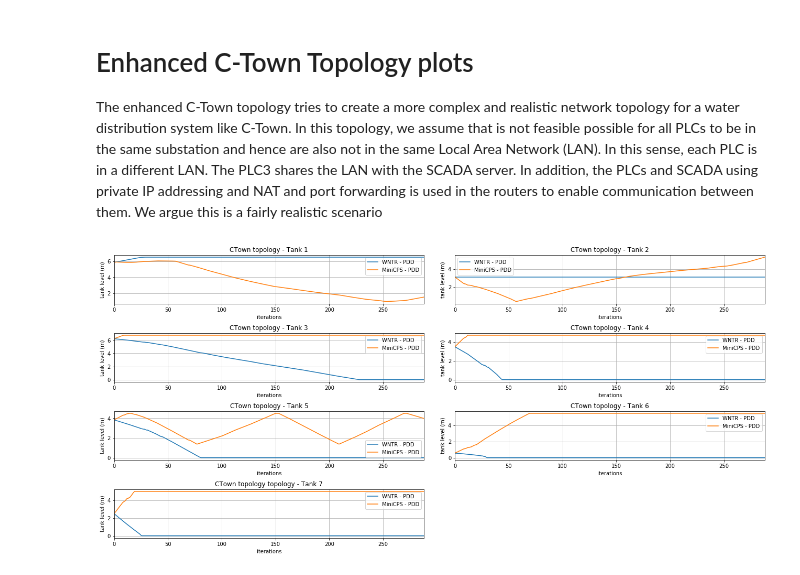
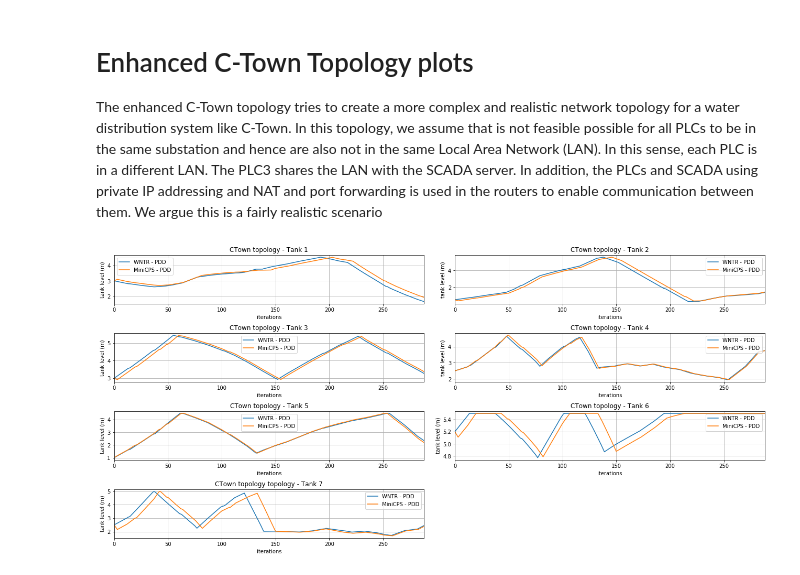
Before and after one commit to Critical-Infrastructure-Systems-Lab/DHALSIM, a Jupyter notebook: ICS_topologies/enhanced_ctown_topology/plot_enhanced_ctown.ipynb, the cells around one changed output. Cells and saved outputs as stored; diff of their text form; code cells hidden in the pictures.

```diff
--- a/ICS_topologies/enhanced_ctown_topology/plot_enhanced_ctown.ipynb
+++ b/ICS_topologies/enhanced_ctown_topology/plot_enhanced_ctown.ipynb
@@ -12,12 +12,12 @@ import time
 import pandas as pd
 # %%
 #no_minicps_ctown = pd.read_csv('../ctown_topology/output/no_attack/physical_process.csv')
-#no_minicps_ctown = pd.read_csv('no_attack/output/physical_process.csv')
+no_minicps_ctown = pd.read_csv('no_attack/output_working_old/physical_process.csv')
 #no_minicps_ctown = pd.read_csv('../../Demand_patterns/test_ctown_week_1_wntr.csv')
-no_minicps_ctown = pd.read_csv('no_attack_custom_pattern_tank_levels_delay_losses/output/physical_process.csv')
+#no_minicps_ctown = pd.read_csv('no_attack_custom_pattern_tank_levels_delay_losses/output/physical_process.csv')
 
-#minicps_ctown = pd.read_csv('desktop_test/output/physical_process.csv')
-minicps_ctown = pd.read_csv('no_attack_custom_pattern_tank_levels/output/physical_process.csv')
+minicps_ctown = pd.read_csv('desktop_test/output/physical_process.csv')
+#minicps_ctown = pd.read_csv('no_attack_custom_pattern_tank_levels/output/physical_process.csv')
 minicps_ctown_plc1_attack = pd.read_csv('plc1_attack/output/physical_process.csv')
 minicps_ctown_mitm_plc5_attack = pd.read_csv('mitm_plc5_attack/output/physical_process.csv')
 
@@ -82,31 +82,31 @@ plt.title("CTown topology - Tank 5")
 plt.xlabel('iterations')
 plt.ylabel('tank level (m)')
 plt.legend()
 plt.subplots_adjust(top=2.00, right=3.00, hspace = subplot_hspace, wspace=subplot_wspace)
 plt.grid(True)
 
 dd = plt.subplot(4,2,6)
 no_minicps_ctown["T6_LEVEL"].plot(label='WNTR - PDD', ax=dd)
 minicps_ctown["T6_LEVEL"].plot(label='MiniCPS - PDD', ax=dd)
 #minicps_ctown_plc1_attack["T6_LEVEL"].plot(label='MiniCPS - PLC1 Attack', ax=dd)
 #minicps_ctown_mitm_plc5_attack["T6_LEVEL"].plot(label='MiniCPS - Mitm PLC5 Attack', ax=dd)
 plt.title("CTown topology - Tank 6")
 plt.xlabel('iterations')
 plt.ylabel('tank level (m)')
 plt.legend()
 plt.subplots_adjust(top=2.00, right=3.00, hspace = subplot_hspace, wspace=subplot_wspace)
 plt.grid(True)
 
 dd = plt.subplot(4,2,7)
 no_minicps_ctown["T7_LEVEL"].plot(label='WNTR - PDD', ax=dd)
 minicps_ctown["T7_LEVEL"].plot(label='MiniCPS - PDD', ax=dd)
 #minicps_ctown_plc1_attack["T7_LEVEL"].plot(label='MiniCPS - PLC1 Attack', ax=dd)
 #minicps_ctown_mitm_plc5_attack["T7_LEVEL"].plot(label='MiniCPS - Mitm PLC5 Attack', ax=dd)
 plt.title("CTown topology topology - Tank 7")
 plt.xlabel('iterations')
 plt.ylabel('tank level (m)')
 plt.legend()
 plt.subplots_adjust(top=2.00, right=3.00, hspace = subplot_hspace, wspace=subplot_wspace)
 plt.grid(True)
 # %% [output]
-[figure, old version]
+[figure, new version]
```
Also changed, not shown: 19 other files.
